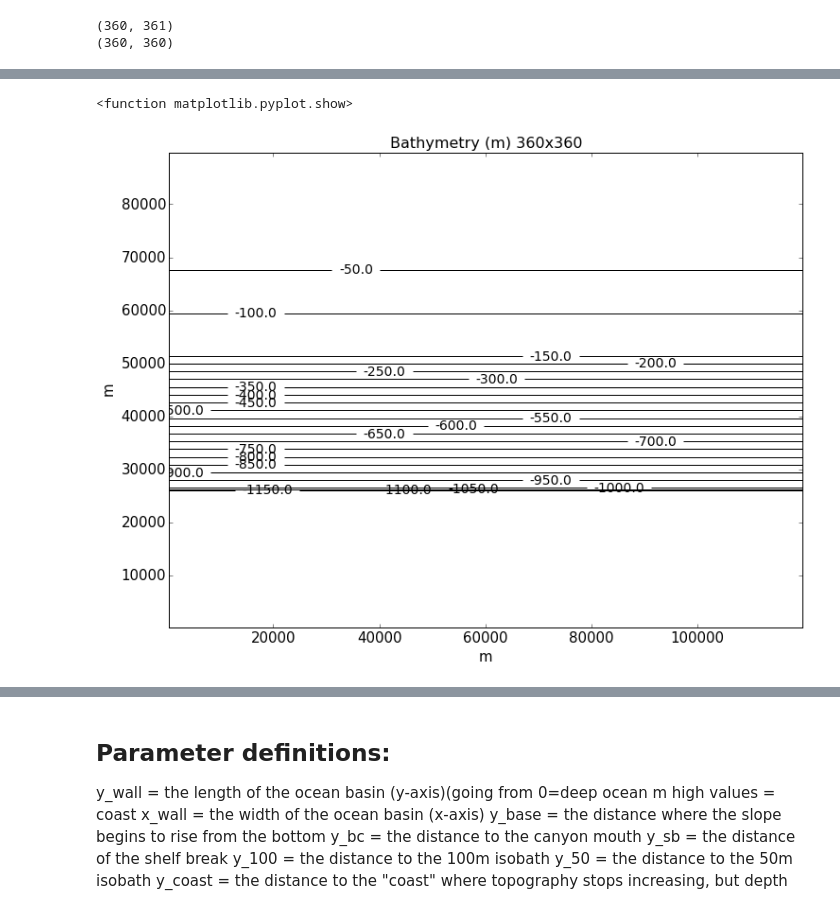
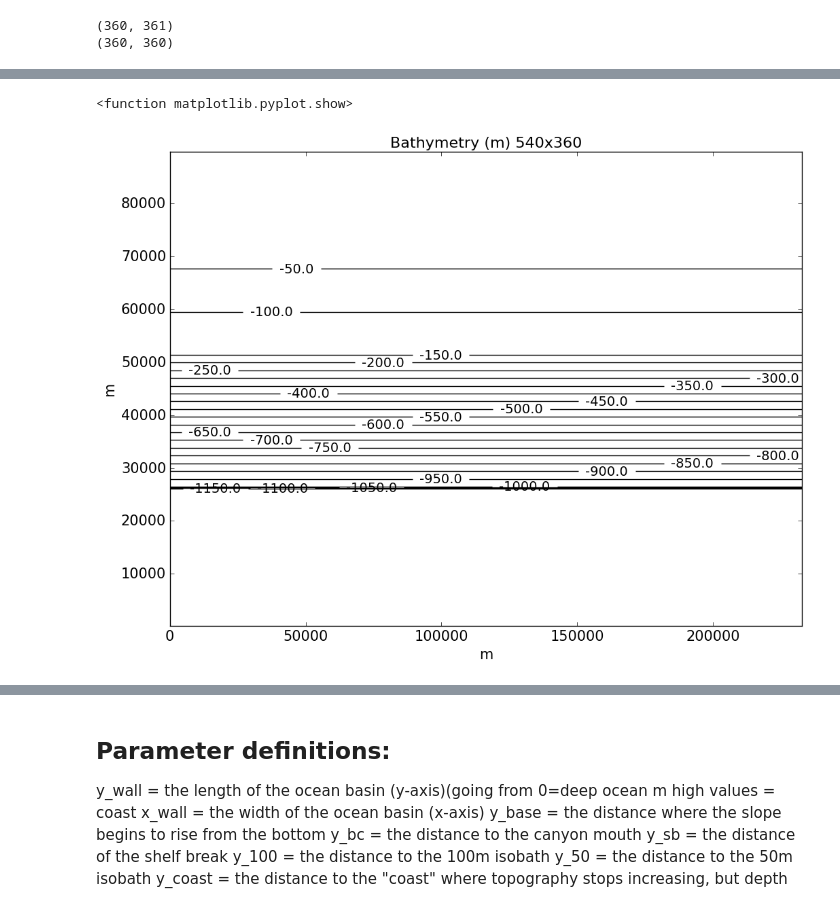
Before and after one commit to UBC-MOAD/buildcanyon, a Jupyter notebook: Bathymetry/GenerateNoCanyonBathy360x360Quad.ipynb, the cells around one changed output, grey strips where cells are left out. Cells and saved outputs as stored; diff of their text form; code cells hidden in the pictures.

```diff
--- a/Bathymetry/GenerateNoCanyonBathy360x360Quad.ipynb
+++ b/Bathymetry/GenerateNoCanyonBathy360x360Quad.ipynb
@@ -315,27 +301,42 @@ plt.title('Depth (m) at canyon axis',fontsize=16)
+# %%
+## Extend downstream shelf
+
+bathy_ext = np.empty((540,360))
+delx_ext = np.empty(540)
+
+bathy_ext[:360,:]=bathy
+delx_ext[0:360]=delx
+
+bathy_ext[360:,:]=bathy[359,:]
+delx_ext[360:]=630
+
+x_ext = np.zeros(len(delx_ext))
+for ii in range(1,len(delx_ext)):
+    x_ext[ii] = x_ext[ii-1]+delx_ext[ii]
 # %%
 
 
 plt.rcParams['contour.negative_linestyle'] = 'solid'
 
 fig = plt.figure(figsize=(12,9))
 
-CS = plt.contour(x,y,np.transpose(bathy),25,colors='k' )
+CS = plt.contour(x_ext,y,np.transpose(bathy_ext),25,colors='k' )
 
 plt.clabel(CS,
            inline=1,
            fmt='%1.1f',
            fontsize=14)
 
 plt.xlabel('m')
 plt.ylabel('m')
-plt.title('Bathymetry (m) 360x360',fontsize=16)
+plt.title('Bathymetry (m) 540x360',fontsize=16)
 
 
 
 plt.show
 # %% [output]
 <function matplotlib.pyplot.show>
-[figure, old version]
+[figure, new version]
 # %%
 # saving binary files
 
```
Also changed, not shown: parts of 12 cells of this notebook, 1 other file.
